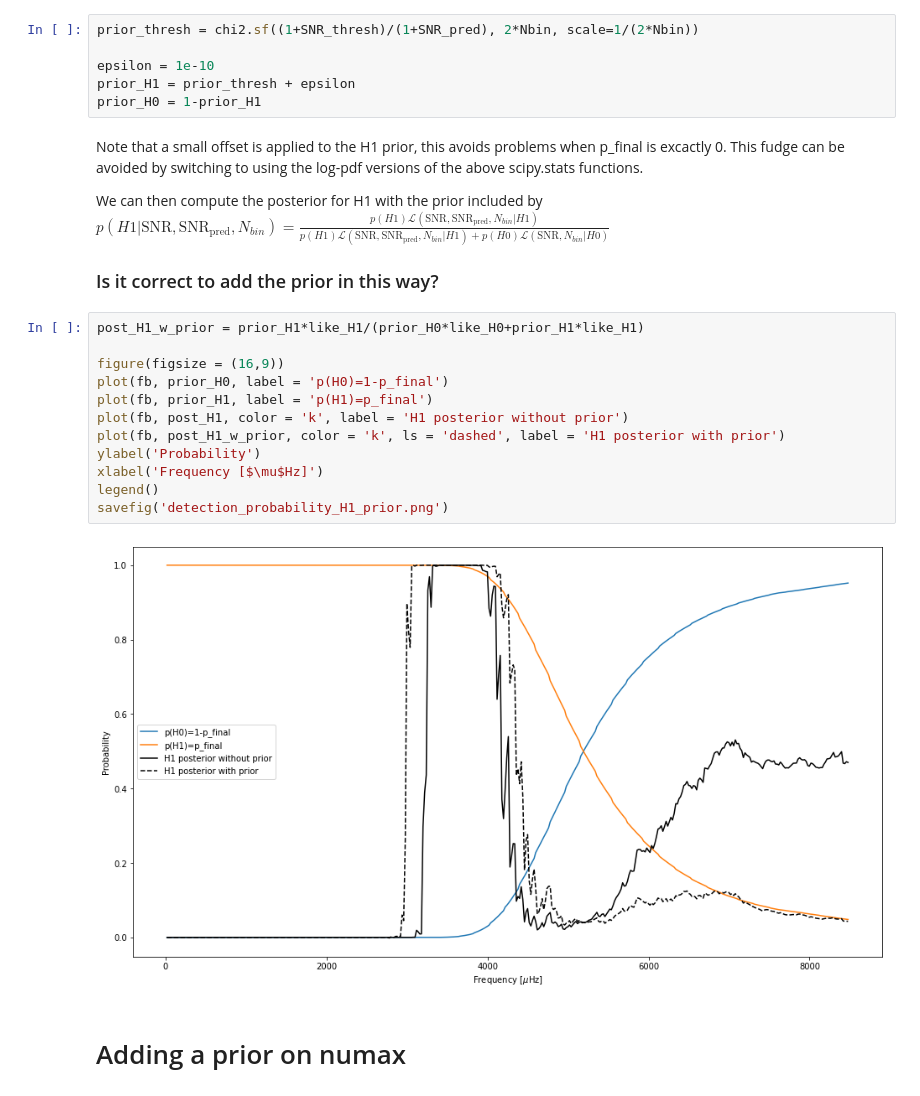
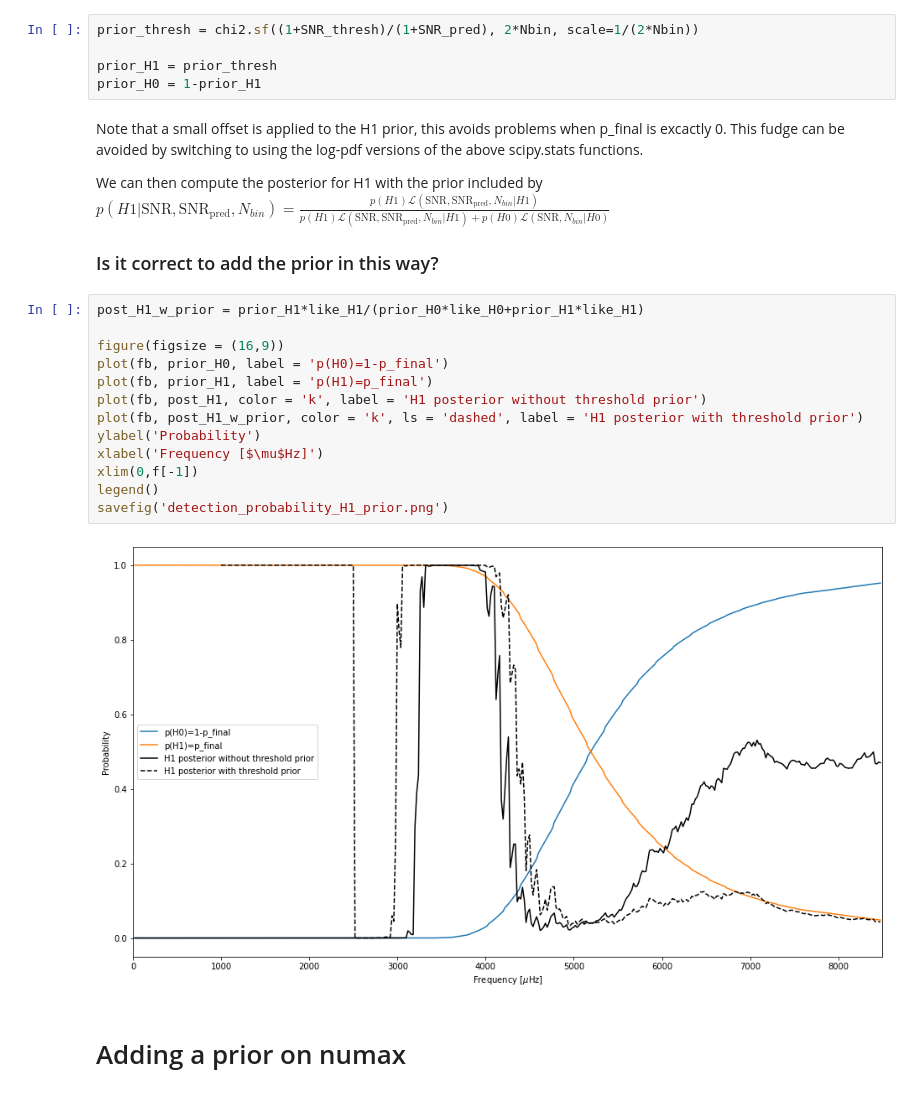
Before and after one commit to nielsenmb/PSM128, a Jupyter notebook: detection/pmode detection.ipynb, the cells around one changed output. Saved outputs shown, nothing was run; the diff lists cells and outputs as text.

```diff
--- a/detection/pmode detection.ipynb
+++ b/detection/pmode detection.ipynb
@@ -401,8 +400,7 @@ We can now compute the probability that the predicted SNR will be higher than th
 # %%
 prior_thresh = chi2.sf((1+SNR_thresh)/(1+SNR_pred), 2*Nbin, scale=1/(2*Nbin))
 
-epsilon = 1e-10
-prior_H1 = prior_thresh + epsilon
+prior_H1 = prior_thresh
 prior_H0 = 1-prior_H1
 # %% [markdown]
 Note that a small offset is applied to the H1 prior, this avoids problems when p_final is excactly 0. This fudge can be avoided by switching to using the log-pdf versions of the above scipy.stats functions.
@@ -414,17 +412,18 @@ $p(H1|\mathrm{SNR},\mathrm{SNR}_\mathrm{pred},N_{bin}) = \frac{p(H1)\mathcal{L}(
 # %%
 post_H1_w_prior = prior_H1*like_H1/(prior_H0*like_H0+prior_H1*like_H1)
 
 figure(figsize = (16,9))
 plot(fb, prior_H0, label = 'p(H0)=1-p_final')
 plot(fb, prior_H1, label = 'p(H1)=p_final')
-plot(fb, post_H1, color = 'k', label = 'H1 posterior without prior')
-plot(fb, post_H1_w_prior, color = 'k', ls = 'dashed', label = 'H1 posterior with prior')
+plot(fb, post_H1, color = 'k', label = 'H1 posterior without threshold prior')
+plot(fb, post_H1_w_prior, color = 'k', ls = 'dashed', label = 'H1 posterior with threshold prior')
 ylabel('Probability')
 xlabel('Frequency [$\mu$Hz]')
+xlim(0,f[-1])
 legend()
 savefig('detection_probability_H1_prior.png')
 # %% [output]
-[figure, old version]
+[figure, new version]
 # %% [markdown]
 # Adding a prior on numax
 # %% [markdown]
```
Also changed, not shown: parts of 6 cells of this notebook, 1 other file.
